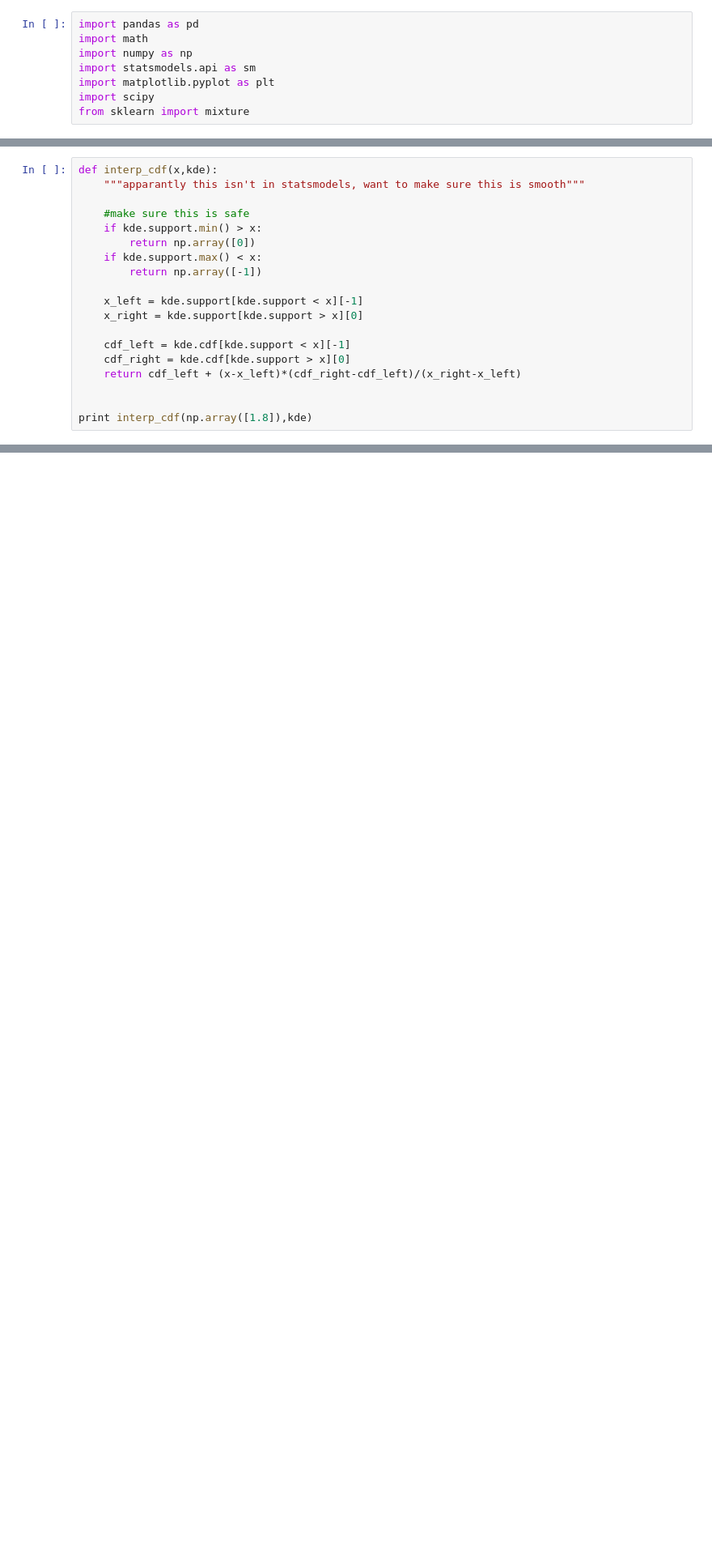
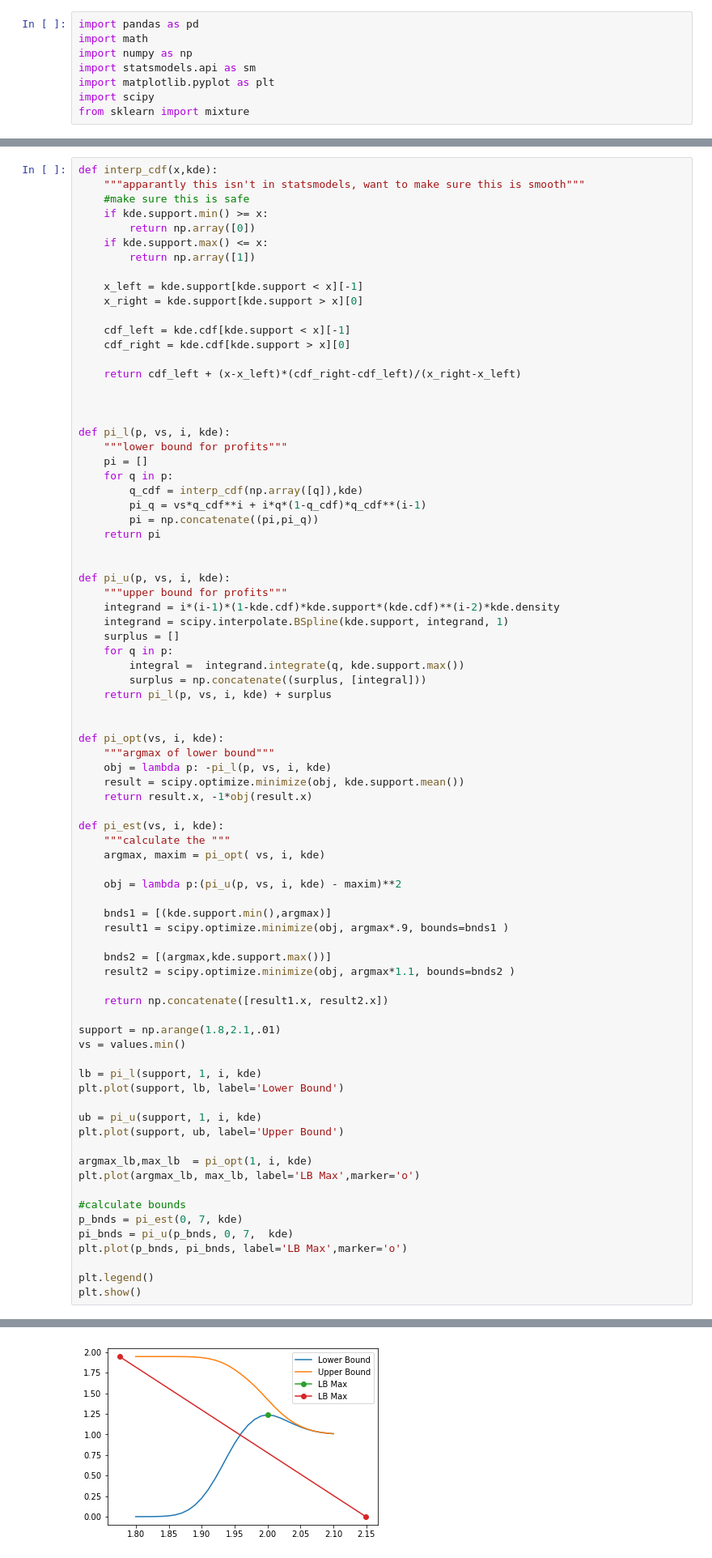
Before and after one commit to ericschulman/tx_milk_2yp, a Jupyter notebook: valuations.ipynb, the cells around one changed output, grey strips where cells are left out. Shown at 81% size. Cells and saved outputs as stored; diff of their text form; blank space fills up the shorter version.

```diff
--- a/valuations.ipynb
+++ b/valuations.ipynb
@@ -39,20 +46,80 @@ plt.show()
 # %%
 def interp_cdf(x,kde):
     """apparantly this isn't in statsmodels, want to make sure this is smooth"""
-
     #make sure this is safe
-    if kde.support.min() > x:
+    if kde.support.min() >= x:
         return np.array([0])
-    if kde.support.max() < x:
-        return np.array([-1])
+    if kde.support.max() <= x:
+        return np.array([1])
 
     x_left = kde.support[kde.support < x][-1]
     x_right = kde.support[kde.support > x][0]
 
     cdf_left = kde.cdf[kde.support < x][-1]
     cdf_right = kde.cdf[kde.support > x][0]
+
     return cdf_left + (x-x_left)*(cdf_right-cdf_left)/(x_right-x_left)
 
 
-print interp_cdf(np.array([1.8]),kde)
+
+def pi_l(p, vs, i, kde):
+    """lower bound for profits"""
+    pi = []
+    for q in p:
+        q_cdf = interp_cdf(np.array([q]),kde)
+        pi_q = vs*q_cdf**i + i*q*(1-q_cdf)*q_cdf**(i-1)
+        pi = np.concatenate((pi,pi_q))
+    return pi
+
+
+def pi_u(p, vs, i, kde):
+    """upper bound for profits"""
+    integrand = i*(i-1)*(1-kde.cdf)*kde.support*(kde.cdf)**(i-2)*kde.density
+    integrand = scipy.interpolate.BSpline(kde.support, integrand, 1)
+    surplus = []
+    for q in p:
+        integral =  integrand.integrate(q, kde.support.max())
+        surplus = np.concatenate((surplus, [integral]))
+    return pi_l(p, vs, i, kde) + surplus
+
+
+def pi_opt(vs, i, kde):
+    """argmax of lower bound"""
+    obj = lambda p: -pi_l(p, vs, i, kde)
+    result = scipy.optimize.minimize(obj, kde.support.mean())
+    return result.x, -1*obj(result.x)
+
+def pi_est(vs, i, kde):
+    """calculate the """
+    argmax, maxim = pi_opt( vs, i, kde)
+
+    obj = lambda p:(pi_u(p, vs, i, kde) - maxim)**2
+
+    bnds1 = [(kde.support.min(),argmax)]
+    result1 = scipy.optimize.minimize(obj, argmax*.9, bounds=bnds1 )
+
+    bnds2 = [(argmax,kde.support.max())]
+    result2 = scipy.optimize.minimize(obj, argmax*1.1, bounds=bnds2 )
+
+    return np.concatenate([result1.x, result2.x])
+
+support = np.arange(1.8,2.1,.01)
+vs = values.min()
+
+lb = pi_l(support, 1, i, kde)
+plt.plot(support, lb, label='Lower Bound')
+
+ub = pi_u(support, 1, i, kde)
+plt.plot(support, ub, label='Upper Bound')
+
+argmax_lb,max_lb  = pi_opt(1, i, kde)
+plt.plot(argmax_lb, max_lb, label='LB Max',marker='o')
+
+#calculate bounds
+p_bnds = pi_est(0, 7, kde)
+pi_bnds = pi_u(p_bnds, 0, 7,  kde)
+plt.plot(p_bnds, pi_bnds, label='LB Max',marker='o')
+
+plt.legend()
+plt.show()
 # %% [output]
@@ -59,0 +126 @@ print interp_cdf(np.array([1.8]),kde)
+[figure, added]
```
Also changed, not shown: parts of 6 cells of this notebook, 1 other file.
